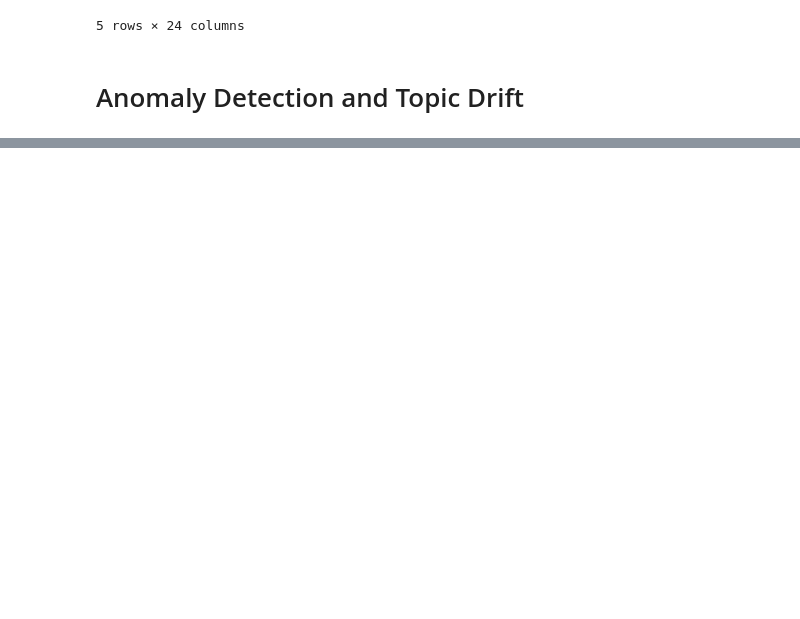
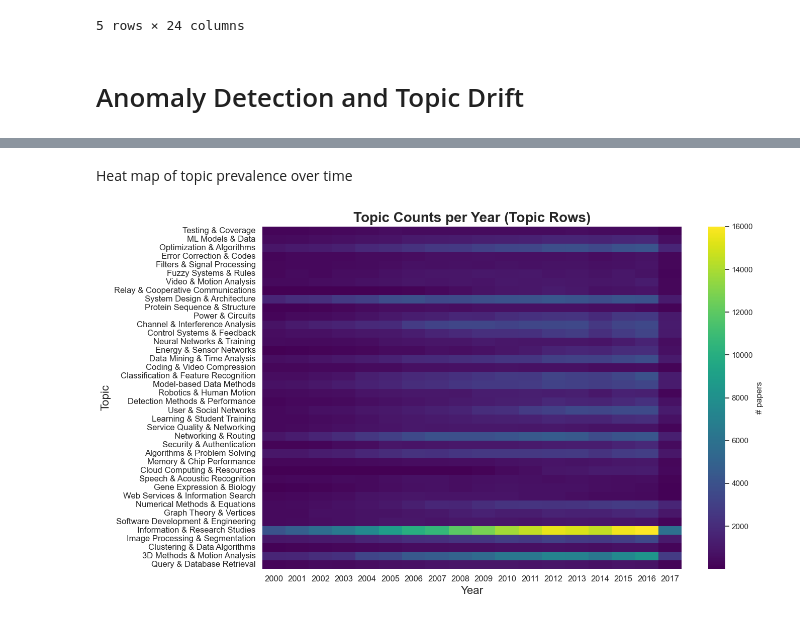
Before and after one commit to spengjohn/DS1-Group-Project, a Jupyter notebook: GroupProject.ipynb, the cells around one changed output, grey strips where cells are left out. Saved outputs shown, nothing was run; the diff lists cells and outputs as text; code cells hidden in the pictures; blank space fills up the shorter version.

Commit message:
Anomaly Detection and Topic Drift complete. Case Study complete. Update README.

```diff
--- a/GroupProject.ipynb
+++ b/GroupProject.ipynb
@@ -835,0 +878,4 @@ df_test.head()
+# %%
+sns.set(style="whitegrid")
+RND = 42
+np.random.seed(RND)
@@ -835,0 +1101,3 @@ df_test.head()
+# %%
+for t in range(K):
+    print(f"Topic {t}: {topic_labels[t]}")
@@ -835,0 +1166,36 @@ df_test.head()
+# %%
+df_all["topic_label"] = df_all["topic"].map(human_labels)
+# %% [markdown]
+Heat map of topic prevalence over time
+# %%
+# topic counts and proportions per year
+topic_year_counts = df_all.groupby(["year","topic"]).size().unstack(fill_value=0)
+topic_year_prop = topic_year_counts.div(topic_year_counts.sum(axis=1).replace(0,1), axis=0)
+
+# heatmap
+plt.figure(figsize=(14,8))
+sns.heatmap(
+    topic_year_counts.T,
+    cmap="viridis",
+    cbar_kws={"label": "# papers"}
+)
+
+plt.title("Topic Counts per Year (Topic Rows)", fontsize=20, fontweight="bold")
+plt.xlabel("Year", fontsize=16)
+plt.ylabel("Topic", fontsize=16)
+
+topic_labels_for_heatmap = [human_labels.get(t, f"T{t}") for t in topic_year_counts.columns]
+
+plt.yticks(
+    np.arange(len(topic_labels_for_heatmap)) + 0.5,
+    topic_labels_for_heatmap,
+    rotation=0,
+    fontsize=12
+)
+
+plt.xticks(fontsize=12)
+
+plt.tight_layout()
+plt.show()
+# %% [output]
+[figure, added]
```
Also changed, not shown: parts of 50 cells of this notebook, 1 other file.
